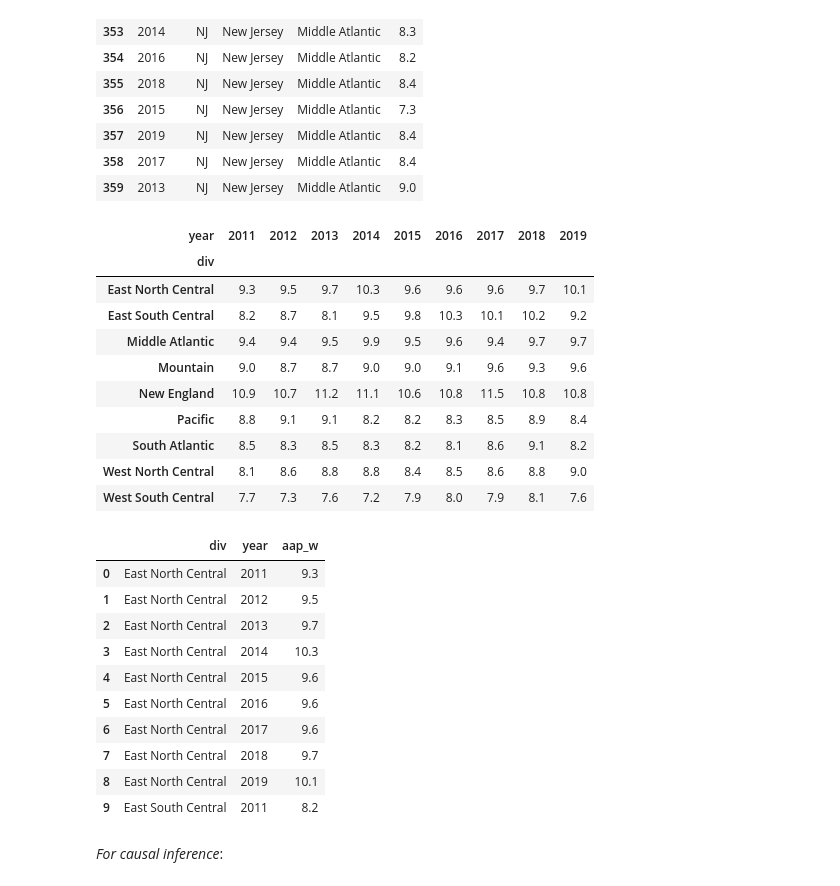
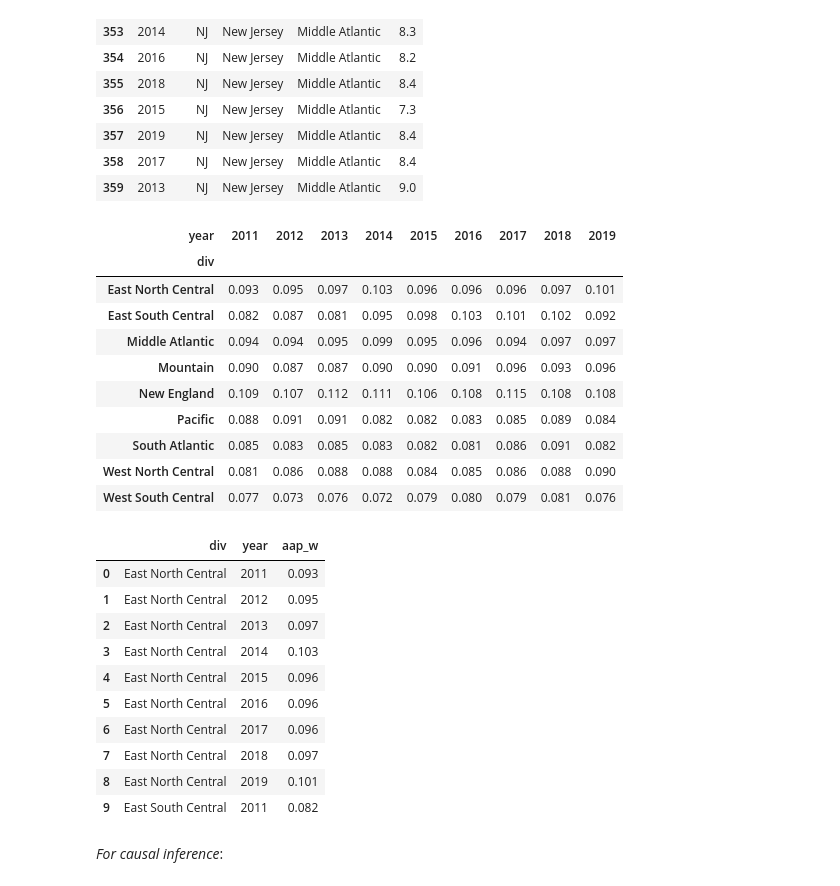
Before and after one commit to PowerOfAPoint/data102-fa21-final-proj, a Jupyter notebook: data102-steven.ipynb, the cells around one changed output. Drawn from its saved outputs; the diff is of its cells as text; code cells hidden in the pictures.

```diff
--- a/data102-steven.ipynb
+++ b/data102-steven.ipynb
@@ -79,43 +82,43 @@ state_pop_means_df = pd.DataFrame( # Calculate mean population in each state ove
             map(
                 lambda x: [x[0], round(np.mean(x[1:]), 0)],
                 state_pops.query('SUMLEV == 40')[['NAME'] + list(state_pops.columns[8:17])].to_numpy()
             )
         )
     ).rename(columns={1: 'pop_mean'})
 
 asthma_aap_pop_means = asthma_aap.merge(# Merge mean population with AAP DataFrame
         state_pop_means_df,
         left_on='stname',
         right_on=0
     ).drop(columns=0)
 
 asthma_aap_pop_means['asthma_est'] = (asthma_aap_pop_means['aap'] * asthma_aap_pop_means['pop_mean'] / 100).apply( # Calculate estimated number of people with asthma
         lambda x: round(x, 0)
     )
 
 asthma_div_agg = asthma_aap_pop_means.groupby(# Add up the components for calculating the weighted averages
         ['year', 'div']
     )[['pop_mean', 'asthma_est']].sum()
 
 asthma_aap_div = (100 * asthma_div_agg['asthma_est'] / asthma_div_agg['pop_mean']).apply(
         lambda x: round(x, 1)
     ).unstack( # Calculate the weighted averages
         level=0
-    )
+    ).apply(lambda x: x / 100) # Convert to proportions
 
 asthma_aap_div
 # %% [output]
 | year | 2011 | 2012 | 2013 | 2014 | 2015 | 2016 | 2017 | 2018 | 2019 |
 | div |  |  |  |  |  |  |  |  |  |
-| East North Central | 9.3 | 9.5 | 9.7 | 10.3 | 9.6 | 9.6 | 9.6 | 9.7 | 10.1 |
-| East South Central | 8.2 | 8.7 | 8.1 | 9.5 | 9.8 | 10.3 | 10.1 | 10.2 | 9.2 |
-| Middle Atlantic | 9.4 | 9.4 | 9.5 | 9.9 | 9.5 | 9.6 | 9.4 | 9.7 | 9.7 |
-| Mountain | 9.0 | 8.7 | 8.7 | 9.0 | 9.0 | 9.1 | 9.6 | 9.3 | 9.6 |
-| New England | 10.9 | 10.7 | 11.2 | 11.1 | 10.6 | 10.8 | 11.5 | 10.8 | 10.8 |
-| Pacific | 8.8 | 9.1 | 9.1 | 8.2 | 8.2 | 8.3 | 8.5 | 8.9 | 8.4 |
-| South Atlantic | 8.5 | 8.3 | 8.5 | 8.3 | 8.2 | 8.1 | 8.6 | 9.1 | 8.2 |
-| West North Central | 8.1 | 8.6 | 8.8 | 8.8 | 8.4 | 8.5 | 8.6 | 8.8 | 9.0 |
-| West South Central | 7.7 | 7.3 | 7.6 | 7.2 | 7.9 | 8.0 | 7.9 | 8.1 | 7.6 |
+| East North Central | 0.093 | 0.095 | 0.097 | 0.103 | 0.096 | 0.096 | 0.096 | 0.097 | 0.101 |
+| East South Central | 0.082 | 0.087 | 0.081 | 0.095 | 0.098 | 0.103 | 0.101 | 0.102 | 0.092 |
+| Middle Atlantic | 0.094 | 0.094 | 0.095 | 0.099 | 0.095 | 0.096 | 0.094 | 0.097 | 0.097 |
+| Mountain | 0.090 | 0.087 | 0.087 | 0.090 | 0.090 | 0.091 | 0.096 | 0.093 | 0.096 |
+| New England | 0.109 | 0.107 | 0.112 | 0.111 | 0.106 | 0.108 | 0.115 | 0.108 | 0.108 |
+| Pacific | 0.088 | 0.091 | 0.091 | 0.082 | 0.082 | 0.083 | 0.085 | 0.089 | 0.084 |
+| South Atlantic | 0.085 | 0.083 | 0.085 | 0.083 | 0.082 | 0.081 | 0.086 | 0.091 | 0.082 |
+| West North Central | 0.081 | 0.086 | 0.088 | 0.088 | 0.084 | 0.085 | 0.086 | 0.088 | 0.090 |
+| West South Central | 0.077 | 0.073 | 0.076 | 0.072 | 0.079 | 0.080 | 0.079 | 0.081 | 0.076 |
 # %%
 asthma_aap_div_melt = asthma_aap_div.melt(
         ignore_index=False
@@ -126,16 +129,16 @@ asthma_aap_div_melt = asthma_aap_div.melt(
 asthma_aap_div_melt.head(10)
 # %% [output]
 |  | div | year | aap_w |
-| 0 | East North Central | 2011 | 9.3 |
-| 1 | East North Central | 2012 | 9.5 |
-| 2 | East North Central | 2013 | 9.7 |
-| 3 | East North Central | 2014 | 10.3 |
-| 4 | East North Central | 2015 | 9.6 |
-| 5 | East North Central | 2016 | 9.6 |
-| 6 | East North Central | 2017 | 9.6 |
-| 7 | East North Central | 2018 | 9.7 |
-| 8 | East North Central | 2019 | 10.1 |
-| 9 | East South Central | 2011 | 8.2 |
+| 0 | East North Central | 2011 | 0.093 |
+| 1 | East North Central | 2012 | 0.095 |
+| 2 | East North Central | 2013 | 0.097 |
+| 3 | East North Central | 2014 | 0.103 |
+| 4 | East North Central | 2015 | 0.096 |
+| 5 | East North Central | 2016 | 0.096 |
+| 6 | East North Central | 2017 | 0.096 |
+| 7 | East North Central | 2018 | 0.097 |
+| 8 | East North Central | 2019 | 0.101 |
+| 9 | East South Central | 2011 | 0.082 |
 # %% [markdown]
 *For causal inference*:
 # %%
```
Also changed, not shown: parts of 26 cells of this notebook.
